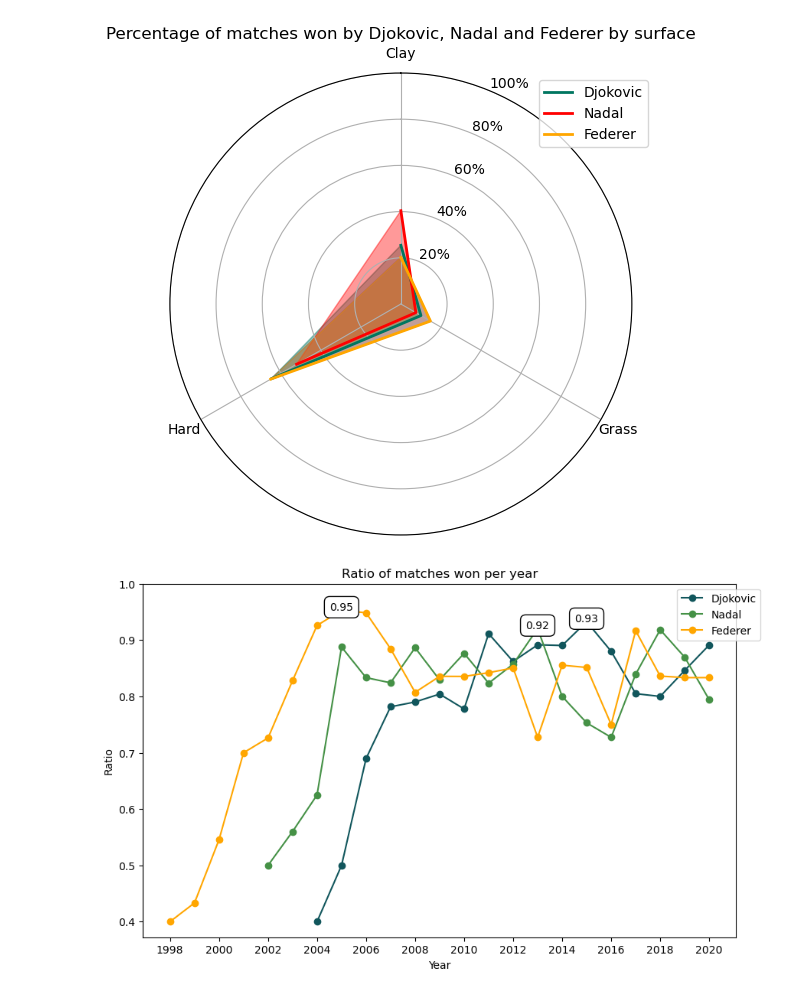
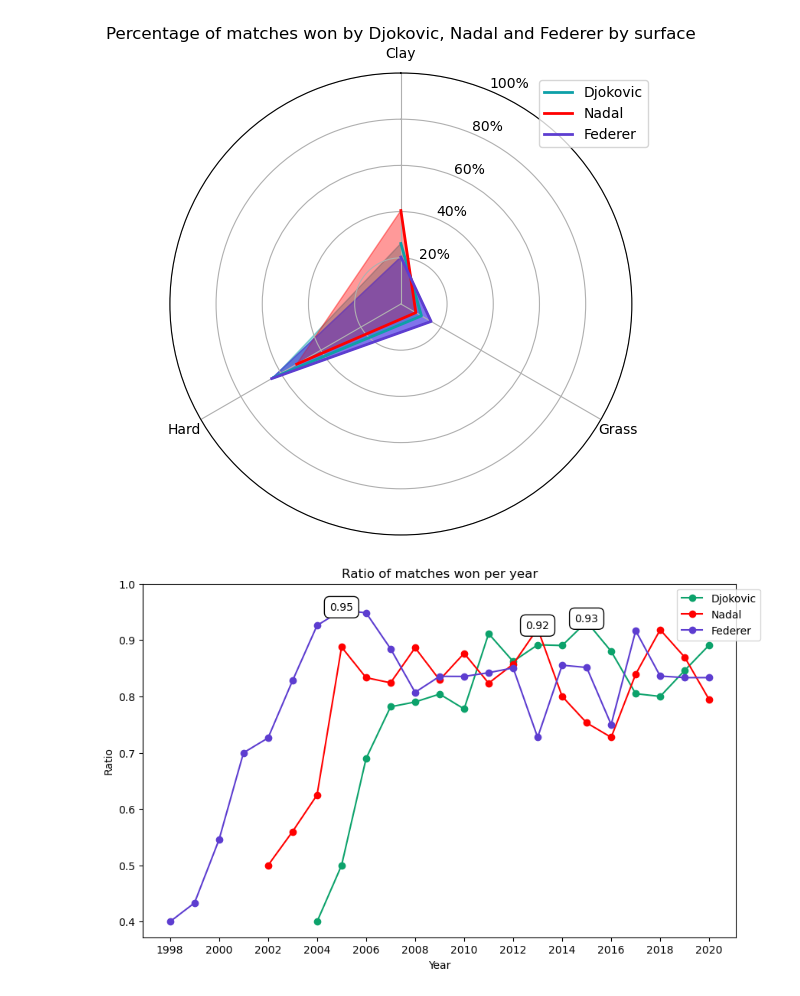
Before and after one commit to yasemitee/SciVIs, a Jupyter notebook: goat.ipynb, the cells around one changed output. Saved outputs shown, nothing was run; the diff lists cells and outputs as text; code cells hidden in the pictures.

Commit message:
Cambiata la palette (color-blind friendly)

```diff
--- a/goat.ipynb
+++ b/goat.ipynb
@@ -17,7 +17,7 @@ atp_rankings = pd.read_csv('Data/atpdata/atp_rankings.csv', low_memory=False);
 atp_matches['tourney_date'] = pd.to_datetime(atp_matches.tourney_date, format='%Y%m%d')
 
 #Pallet di colori per i grafici
-colors = ['#11565c', '#007660', '#459146', '#9aa414', '#ffa600' ]
+colors = ['#0ca26b', '#0da0a8', '#1977c9', '#3b59d3', '#5d3dd0' ]
 
 djokovic = atp_matches[(atp_matches['winner_name'] == 'Novak Djokovic') | (atp_matches['loser_name'] == 'Novak Djokovic')]
 nadal = atp_matches[(atp_matches['winner_name'] == 'Rafael Nadal') | (atp_matches['loser_name'] == 'Rafael Nadal')]
@@ -149,7 +149,7 @@ plt.title('Percentage of matches won by Djokovic, Nadal and Federer by surface')
 plt.legend(loc='best', bbox_to_anchor=(1.05, 1))
 plt.show()
 # %% [output]
-[figure, old version]
+[figure, new version]
 # %%
 djokovic = atp_matches[(atp_matches['winner_name'] == 'Novak Djokovic') | (atp_matches['loser_name'] == 'Novak Djokovic')]
 djokovic = djokovic[djokovic['tourney_date'].dt.year <= 2020]
@@ -165,32 +165,32 @@ nadal = nadal[nadal['tourney_date'].dt.year <= 2020]
 nadal_total = nadal.groupby([nadal['tourney_date'].dt.year]).size().reset_index(name='count')
 nadal_wins = nadal[nadal['winner_name'] == 'Rafael Nadal'].groupby([nadal['tourney_date'].dt.year]).size().reset_index(name='count')
 nadal_ratio = pd.merge(nadal_total, nadal_wins, on='tourney_date', how='outer')
 nadal_ratio['ratio'] = nadal_ratio['count_y'] / nadal_ratio['count_x']
 
 federer = atp_matches[(atp_matches['winner_name'] == 'Roger Federer') | (atp_matches['loser_name'] == 'Roger Federer')]
 federer = federer[federer['tourney_date'].dt.year <= 2020]
 federer_total = federer.groupby([federer['tourney_date'].dt.year]).size().reset_index(name='count')
 federer_wins = federer[federer['winner_name'] == 'Roger Federer'].groupby([federer['tourney_date'].dt.year]).size().reset_index(name='count')
 federer_ratio = pd.merge(federer_total, federer_wins, on='tourney_date', how='outer')
 federer_ratio['ratio'] = federer_ratio['count_y'] / federer_ratio['count_x']
 
 plt.figure(figsize=(10, 6))
 plt.gca().xaxis.set_major_formatter(ticker.FuncFormatter(lambda x, _: '{:.0f}'.format(x)))
 plt.plot(djokovic_ratio['tourney_date'], djokovic_ratio['ratio'], color=colors[0], marker='o', label='Djokovic')
-plt.plot(nadal_ratio['tourney_date'], nadal_ratio['ratio'], color=colors[2], marker='o', label='Nadal')
+plt.plot(nadal_ratio['tourney_date'], nadal_ratio['ratio'], color='red', marker='o', label='Nadal')
 plt.plot(federer_ratio['tourney_date'], federer_ratio['ratio'], color=colors[4], marker='o', label='Federer')
 plt.xticks(np.arange(1998, 2021, 2))
 plt.yticks(np.arange(0.4, 1.1, 0.1))
 max_ratio_djokovic = djokovic_ratio[djokovic_ratio['ratio'] == djokovic_ratio['ratio'].max()]
 plt.text(max_ratio_djokovic['tourney_date'], max_ratio_djokovic['ratio'], str(round(max_ratio_djokovic['ratio'].values[0], 2)), color='black', bbox=dict(facecolor='white', edgecolor='black', boxstyle='round,pad=0.5'), ha='center')
 max_ratio_nadal = nadal_ratio[nadal_ratio['ratio'] == nadal_ratio['ratio'].max()]
 plt.text(max_ratio_nadal['tourney_date'], max_ratio_nadal['ratio'], str(round(max_ratio_nadal['ratio'].values[0], 2)), color='black', bbox=dict(facecolor='white', edgecolor='black', boxstyle='round,pad=0.5'), ha='center')
 max_ratio_federer = federer_ratio[federer_ratio['ratio'] == federer_ratio['ratio'].max()]
 plt.text(max_ratio_federer['tourney_date'], max_ratio_federer['ratio'], str(round(max_ratio_federer['ratio'].values[0], 2)), color='black', bbox=dict(facecolor='white', edgecolor='black', boxstyle='round,pad=0.5'), ha='center')
 plt.xlabel('Year')
 plt.ylabel('Ratio')
 plt.title('Ratio of matches won per year')
 plt.legend(loc='best', bbox_to_anchor=(1.05, 1))
 plt.show()
 # %% [output]
-[figure, old version]
+[figure, new version]
```
Also changed, not shown: parts of 3 cells of this notebook, 4 other files.
